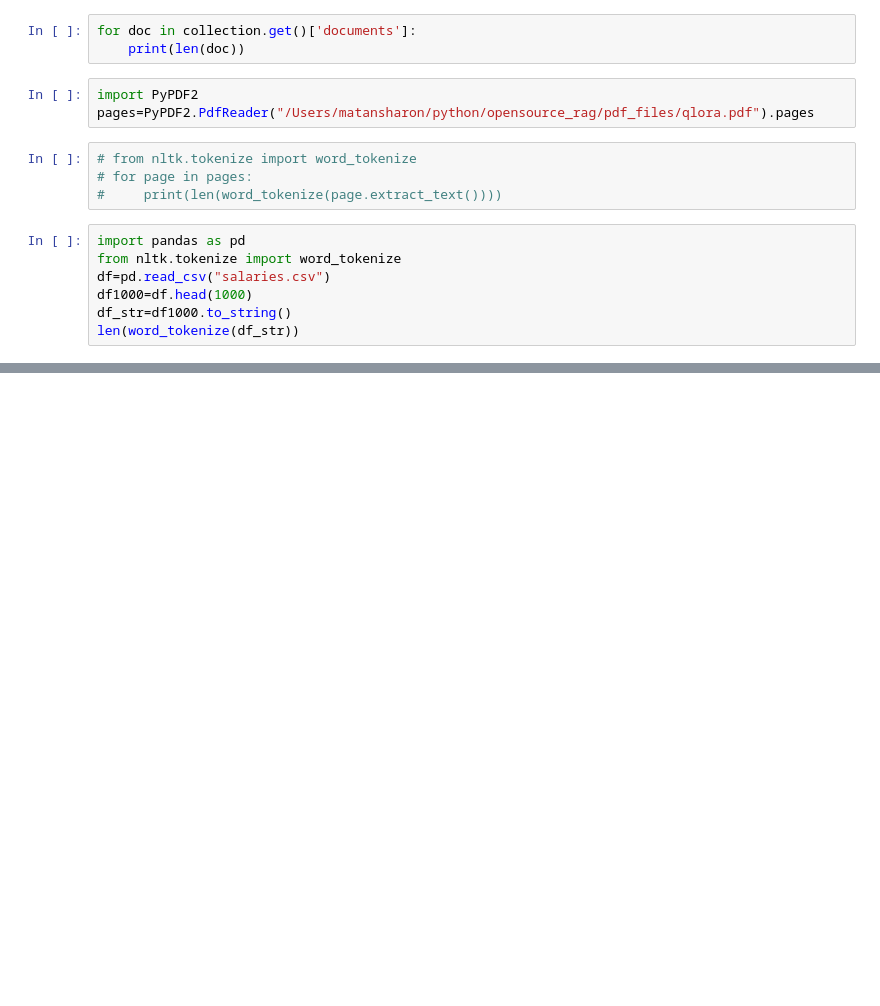
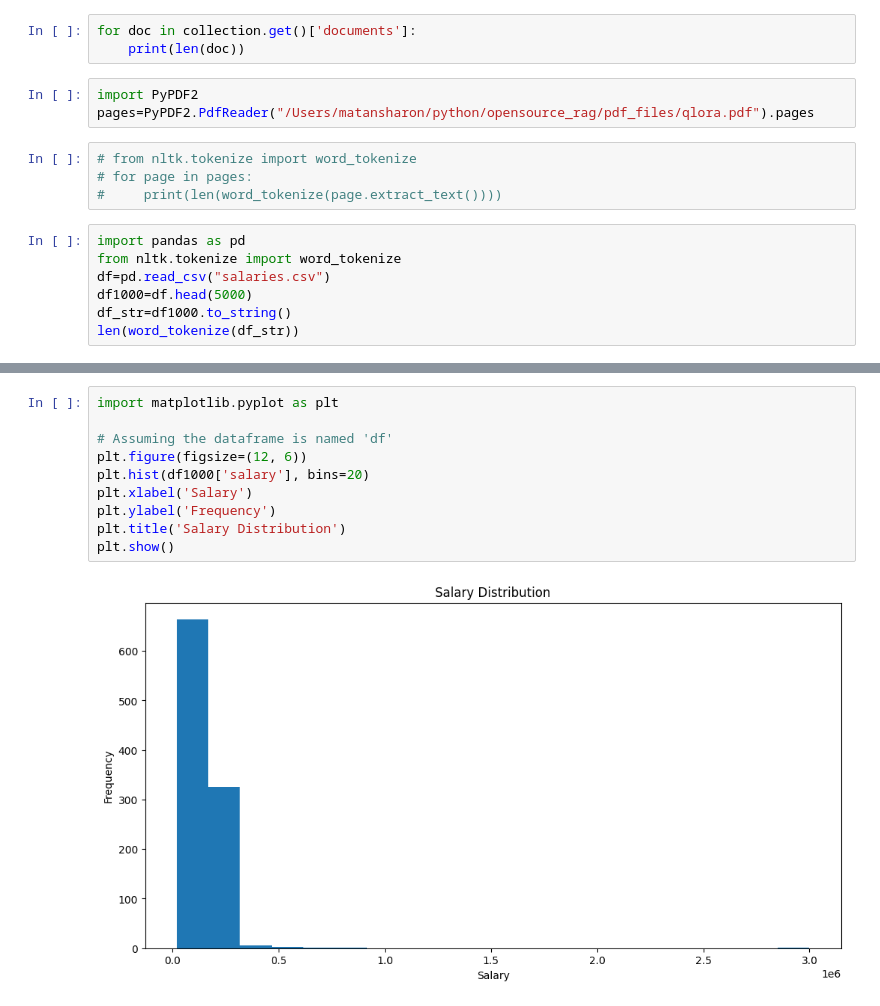
Before and after one commit to matansharon/RAG, a Jupyter notebook: test.ipynb, the cells around one changed output, grey strips where cells are left out. Saved outputs shown, nothing was run; the diff lists cells and outputs as text; blank space fills up the shorter version.

```diff
--- a/test.ipynb
+++ b/test.ipynb
@@ -195,7 +195,7 @@ pages=PyPDF2.PdfReader("/Users/matansharon/python/opensource_rag/pdf_files/qlora
 import pandas as pd
 from nltk.tokenize import word_tokenize
 df=pd.read_csv("salaries.csv")
-df1000=df.head(1000)
+df1000=df.head(5000)
 df_str=df1000.to_string()
 len(word_tokenize(df_str))
 # %% [output]
@@ -268,0 +278,12 @@ Overall, the data provides a comprehensive view of the data-related job market i
+# %%
+import matplotlib.pyplot as plt
+
+# Assuming the dataframe is named 'df'
+plt.figure(figsize=(12, 6))
+plt.hist(df1000['salary'], bins=20)
+plt.xlabel('Salary')
+plt.ylabel('Frequency')
+plt.title('Salary Distribution')
+plt.show()
+# %% [output]
+[figure, added]
```
Also changed, not shown: parts of 5 cells of this notebook.
